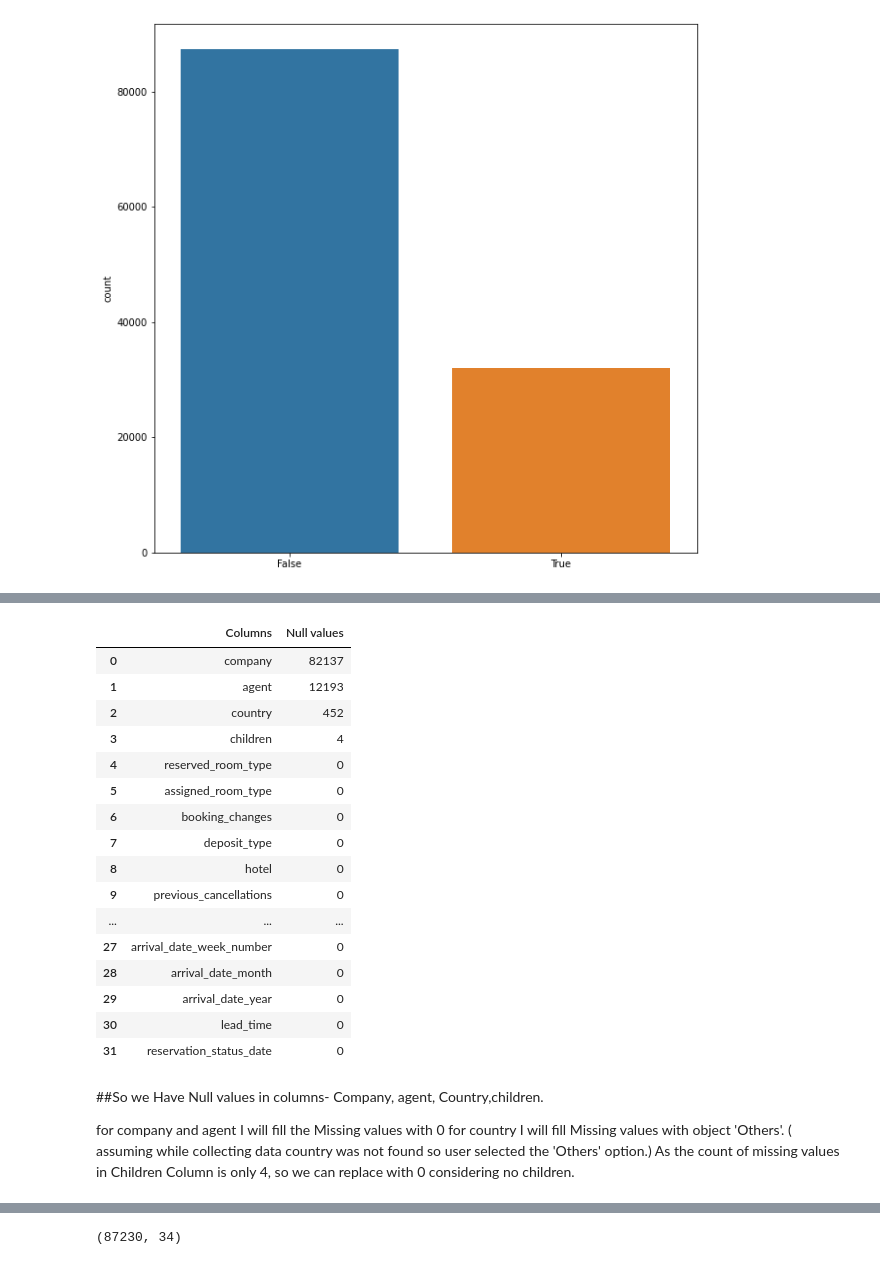
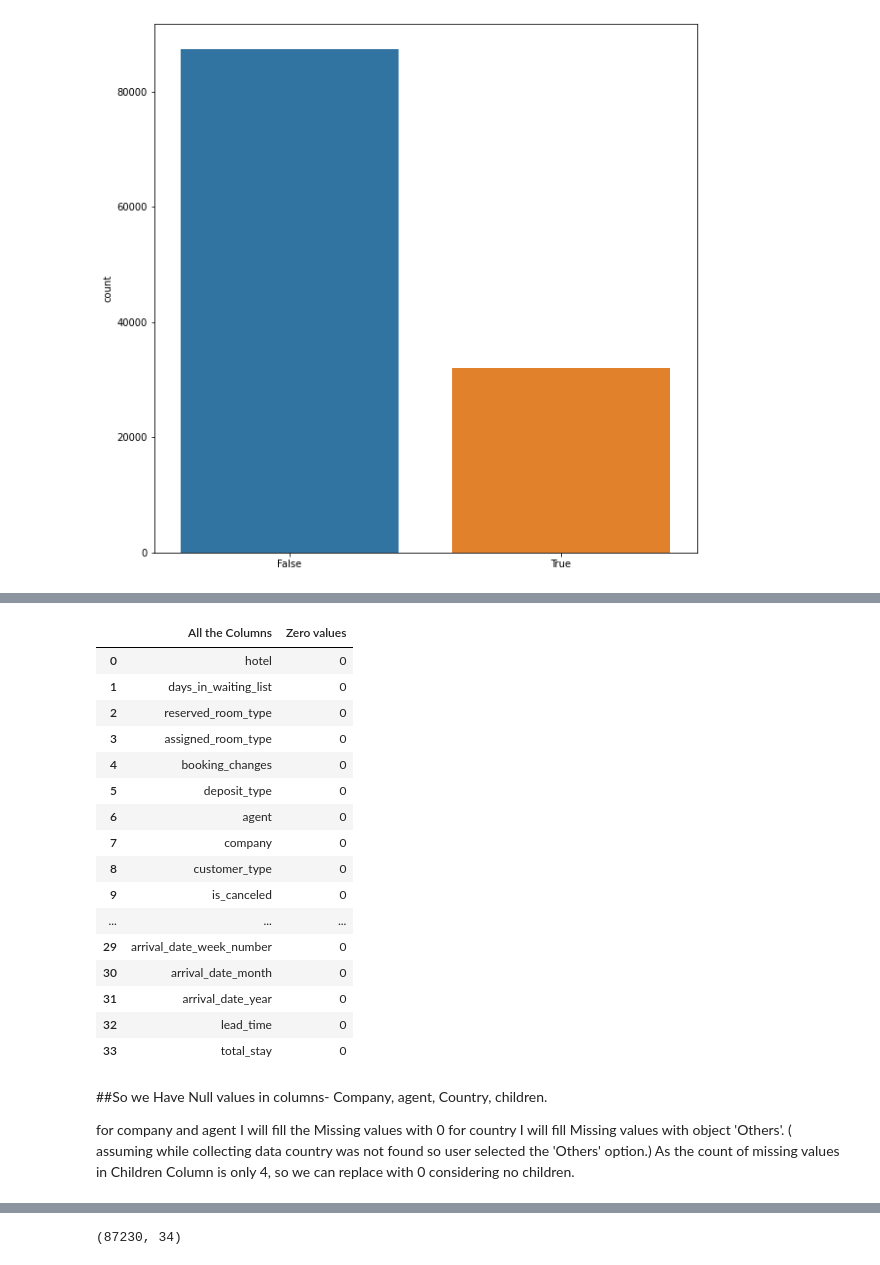
Before and after one commit to sksamima5/Hotel_Booking_Data_analysis, a Jupyter notebook: Hotel_Booking_Analysis_Done_Capstone_Project.ipynb, the cells around one changed output, grey strips where cells are left out. Cells and saved outputs as stored; diff of their text form; code cells hidden in the pictures.

```diff
--- a/Hotel_Booking_Analysis_Done_Capstone_Project.ipynb
+++ b/Hotel_Booking_Analysis_Done_Capstone_Project.ipynb
@@ -216,26 +217,26 @@ df1.shape
 # %%
-#checking for Null Values
-df1.isna().sum().sort_values(ascending = False).reset_index().rename(columns={'index':'Columns',0:'Null values'})
+#Checking for Null Values
+df1.isna().sum().sort_values(ascending = False).reset_index().rename(columns={'index':'All the Columns',0:'Zero values'})
 # %% [output]
-|  | Columns | Null values |
-| 0 | company | 82137 |
-| 1 | agent | 12193 |
-| 2 | country | 452 |
-| 3 | children | 4 |
-| 4 | reserved_room_type | 0 |
-| 5 | assigned_room_type | 0 |
-| 6 | booking_changes | 0 |
-| 7 | deposit_type | 0 |
-| 8 | hotel | 0 |
-| 9 | previous_cancellations | 0 |
+|  | All the Columns | Zero values |
+| 0 | hotel | 0 |
+| 1 | days_in_waiting_list | 0 |
+| 2 | reserved_room_type | 0 |
+| 3 | assigned_room_type | 0 |
+| 4 | booking_changes | 0 |
+| 5 | deposit_type | 0 |
+| 6 | agent | 0 |
+| 7 | company | 0 |
+| 8 | customer_type | 0 |
+| 9 | is_canceled | 0 |
 | ... | ... | ... |
-| 27 | arrival_date_week_number | 0 |
-| 28 | arrival_date_month | 0 |
-| 29 | arrival_date_year | 0 |
-| 30 | lead_time | 0 |
-| 31 | reservation_status_date | 0 |
+| 29 | arrival_date_week_number | 0 |
+| 30 | arrival_date_month | 0 |
+| 31 | arrival_date_year | 0 |
+| 32 | lead_time | 0 |
+| 33 | total_stay | 0 |
 # %% [markdown]
-##So we Have Null values in columns- Company, agent, Country,children.
+##So we Have Null values in columns- Company, agent, Country, children.
 
 for company and agent I will fill the Missing values with 0
 for country I will fill Missing values with object 'Others'. ( assuming while collecting data country was not found so user selected the 'Others' option.)
```
Also changed, not shown: parts of 59 cells of this notebook.
